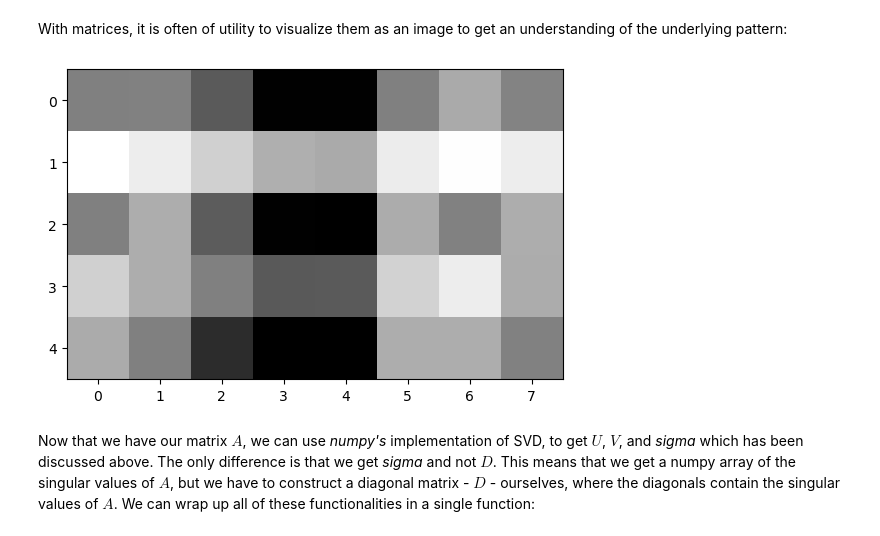
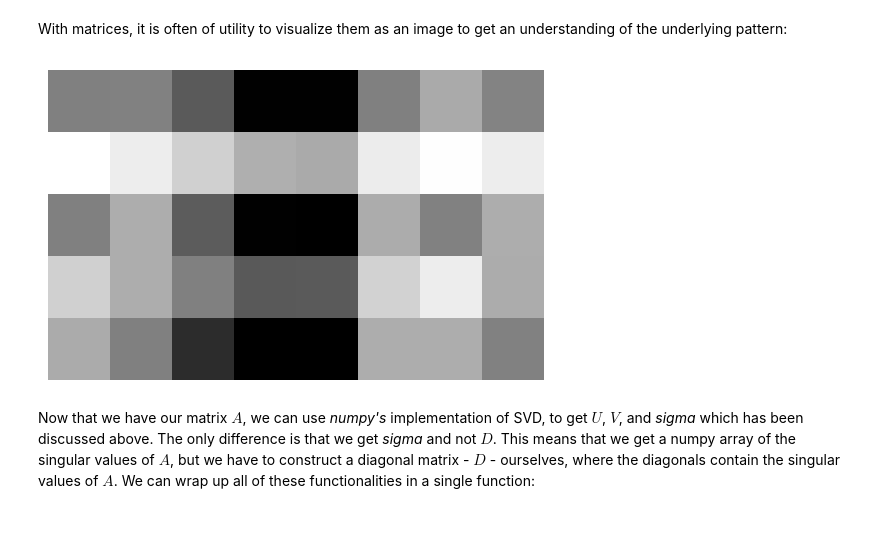
Before and after one commit to dcruzeneil/dcruzeneil.github.io, a Jupyter notebook: posts/unsupervised-learning/index.ipynb, the cells around one changed output. Cells and saved outputs as stored; diff of their text form; code cells hidden in the pictures.

```diff
--- a/posts/unsupervised-learning/index.ipynb
+++ b/posts/unsupervised-learning/index.ipynb
@@ -60,9 +60,9 @@ array([[11.09940146, 11.06768737, 12.07908225, 14.01709143, 14.00268493,
 With matrices, it is often of utility to visualize them as an image to get an understanding of the underlying pattern:
 # %%
 plt.imshow(A, cmap = "Greys")
-a = plt.gca().axis("on")
+a = plt.gca().axis("off")
 # %% [output]
-[figure, old version]
+[figure, new version]
 # %% [markdown]
 Now that we have our matrix $A$, we can use <i>numpy's</i> implementation of SVD, to get $U$, $V$, and <i>sigma</i> which has been discussed above. The only difference is that we get <i>sigma</i> and not $D$. This means that we get a numpy array of the singular values of $A$, but we have to construct a diagonal matrix - $D$ - ourselves, where the diagonals contain the singular values of $A$. We can wrap up all of these functionalities in a single function:
 # %%
```
Also changed, not shown: parts of 8 cells of this notebook, 6 other files.
